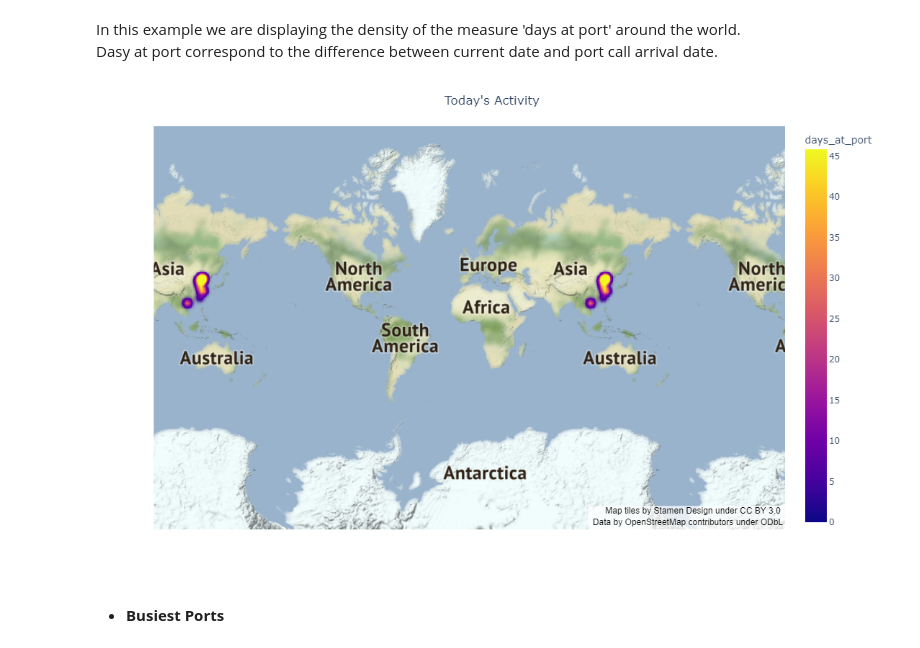
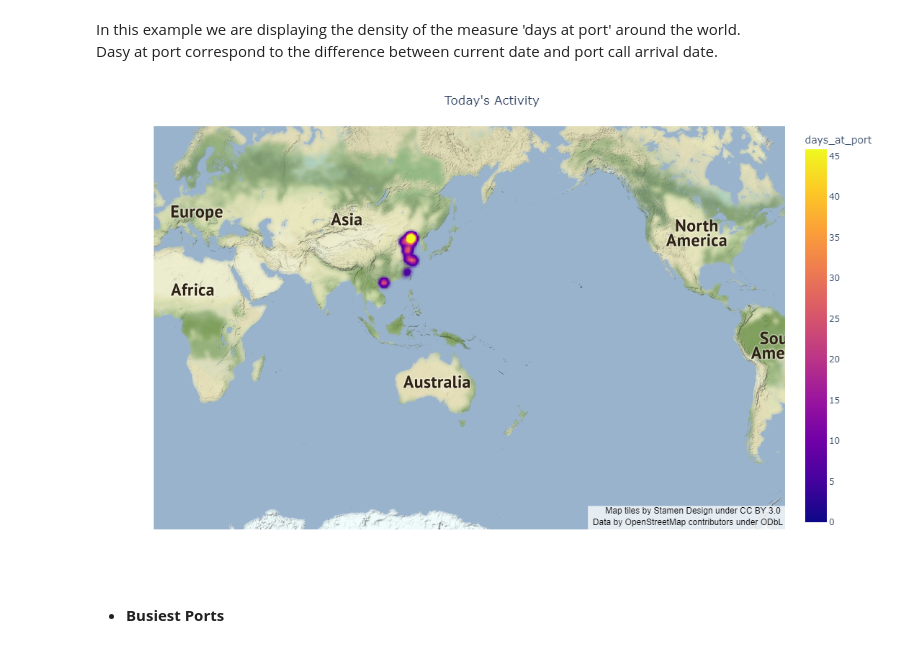
Before and after one commit to SignalOceanSdk/SignalSDK, a Jupyter notebook: docs/examples/jupyter/VoyagesAPI/Port_Congestion_in_China_(Capes).ipynb, the cells around one changed output. Drawn from its saved outputs; the diff is of its cells as text; code cells hidden in the pictures.

Commit message:
make map bigger and change centering

```diff
--- a/docs/examples/jupyter/VoyagesAPI/Port_Congestion_in_China_(Capes).ipynb
+++ b/docs/examples/jupyter/VoyagesAPI/Port_Congestion_in_China_(Capes).ipynb
@@ -536,17 +536,17 @@ In this example we are displaying the density of the measure 'days at port' arou
 Dasy at port correspond to the difference between current date and port call arrival date.
 # %%
 fig = px.density_mapbox(vessels_at_port_df, lat = 'latitude', lon = 'longitude', z = 'days_at_port', radius = 10,
-                        center = dict(lat = 0, lon = 0),zoom = 0, mapbox_style = "stamen-terrain",
+                        center = dict(lat = 0, lon = 150),zoom = 1, mapbox_style = "stamen-terrain",
                         custom_data = ['imo', 'vessel_name', 'purpose', 'port_name_geos', 'arrival_date', 'days_at_port'])
 fig.update_layout(
     title = "Today's Activity",
     title_x = 0.5,
     width=1100,
     height=700)
 fig.update_traces(hovertemplate = 'IMO: %{customdata[0]} <br>Vessel Name: %{customdata[1]} <br>Purpose: %{customdata[2]} <br>Port: %{customdata[3]} <br>Arrival Date: %{customdata[4]} <br>Days at port: %{customdata[5]:.1f}')
 fig.show()
 # %% [output]
-[figure, old version]
+[figure, new version]
 # %% [markdown]
 - **Busiest Ports**
 # %% [markdown]
```
